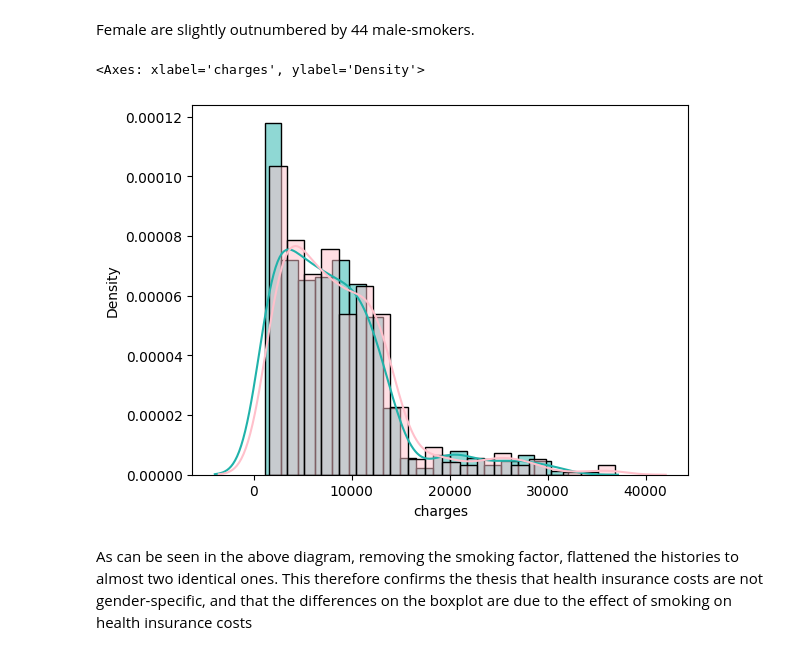
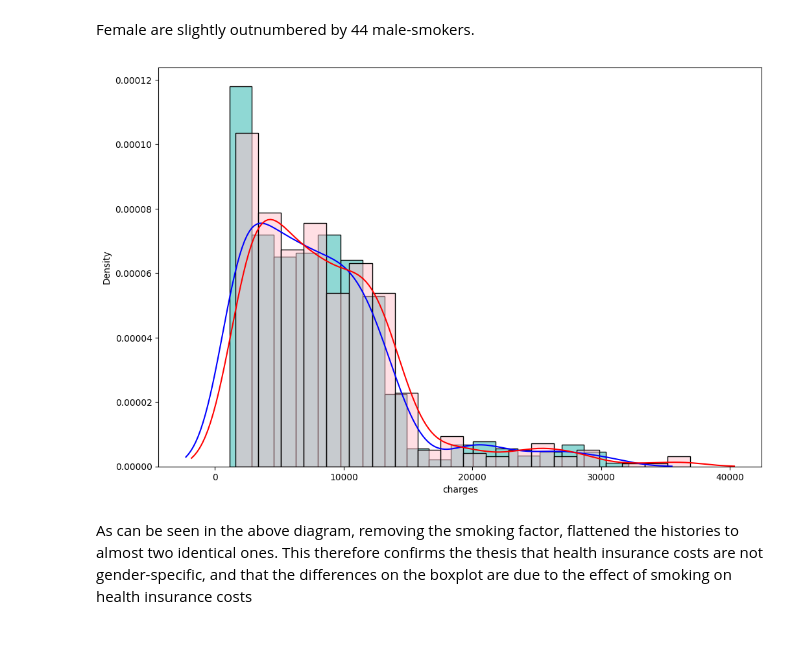
Before and after one commit to grzegorz-gomza/Portfolio_Projects, a Jupyter notebook: Medical Insurance/us-medical-insurance-costs.ipynb, the cells around one changed output. Cells and saved outputs as stored; diff of their text form; code cells hidden in the pictures.

```diff
--- a/Medical Insurance/us-medical-insurance-costs.ipynb
+++ b/Medical Insurance/us-medical-insurance-costs.ipynb
@@ -240,12 +240,13 @@ Female are slightly outnumbered by 44 male-smokers.
 # %%
 db_male_non_smokers = db[(db.sex == 'male') & (db.smoker == 'no')]
 db_female_non_smokers = db[(db.sex == 'female' ) & (db.smoker == 'no')]
 
-sns.histplot(data=db_male_non_smokers, x='charges', kde=True, kde_kws=dict(cut=3), color='lightseagreen', label='male', stat='density', alpha=0.5)
-sns.histplot(data=db_female_non_smokers, x='charges', kde=True, kde_kws=dict(cut=3), color='pink', label='female', stat='density', alpha=0.5)
+plt.figure(figsize=(12, 8))
+
+sns.histplot(data=db_male_non_smokers, x='charges', kde=True, kde_kws=dict(cut=2), color='lightseagreen', label='male', stat='density', alpha=0.5,).lines[0].set_color('blue')
+sns.histplot(data=db_female_non_smokers, x='charges', kde=True, kde_kws=dict(cut=2), color='pink', label='female', stat='density', alpha=0.5).lines[1].set_color('red')
 # %% [output]
-<Axes: xlabel='charges', ylabel='Density'>
-[figure, old version]
+[figure, new version]
 # %% [markdown]
 As can be seen in the above diagram, removing the smoking factor, flattened the histories to almost two identical ones. This therefore confirms the thesis that health insurance costs are not gender-specific, and that the differences on the boxplot are due to the effect of smoking on health insurance costs
 # %% [markdown]
```
Also changed, not shown: parts of 5 cells of this notebook.
